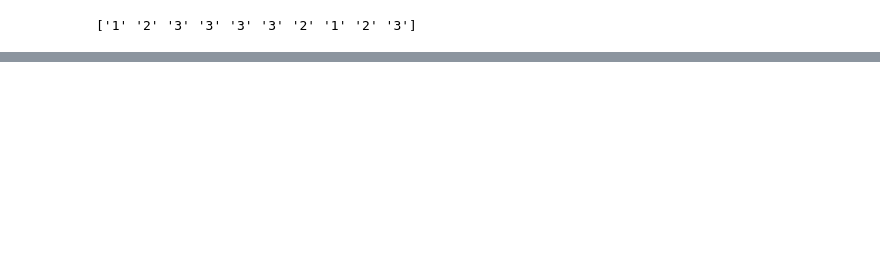
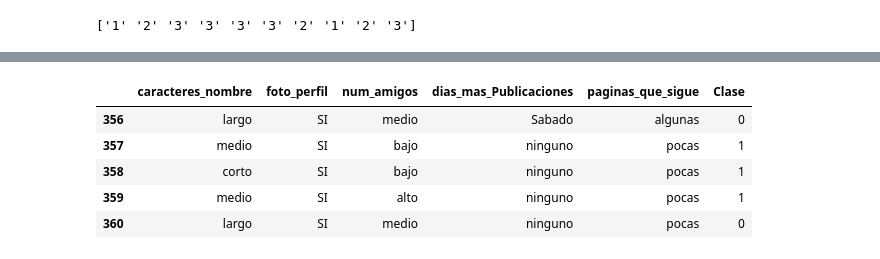
Before and after one commit to SamuelGuerrero/Reconocimiento-de-Patrones, a Jupyter notebook: Segundo Parcial/SeleccionCaracterísticas/Gini.ipynb, the cells around one changed output, grey strips where cells are left out. Saved outputs shown, nothing was run; the diff lists cells and outputs as text; code cells hidden in the pictures; blank space fills up the shorter version.

```diff
--- a/Segundo Parcial/SeleccionCaracterísticas/Gini.ipynb
+++ b/Segundo Parcial/SeleccionCaracterísticas/Gini.ipynb
@@ -124,0 +187,9 @@ entropia(total_class=total_class, column=1, column_class=column_class, datos=new
+# %%
+df.tail()
+# %% [output]
+|  | caracteres_nombre | foto_perfil | num_amigos | dias_mas_Publicaciones | paginas_que_sigue | Clase |
+| 356 | largo | SI | medio | Sabado | algunas | 0 |
+| 357 | medio | SI | bajo | ninguno | pocas | 1 |
+| 358 | corto | SI | bajo | ninguno | pocas | 1 |
+| 359 | medio | SI | alto | ninguno | pocas | 1 |
+| 360 | largo | SI | medio | ninguno | pocas | 0 |
```
Also changed, not shown: parts of 18 cells of this notebook, 3 other files.
